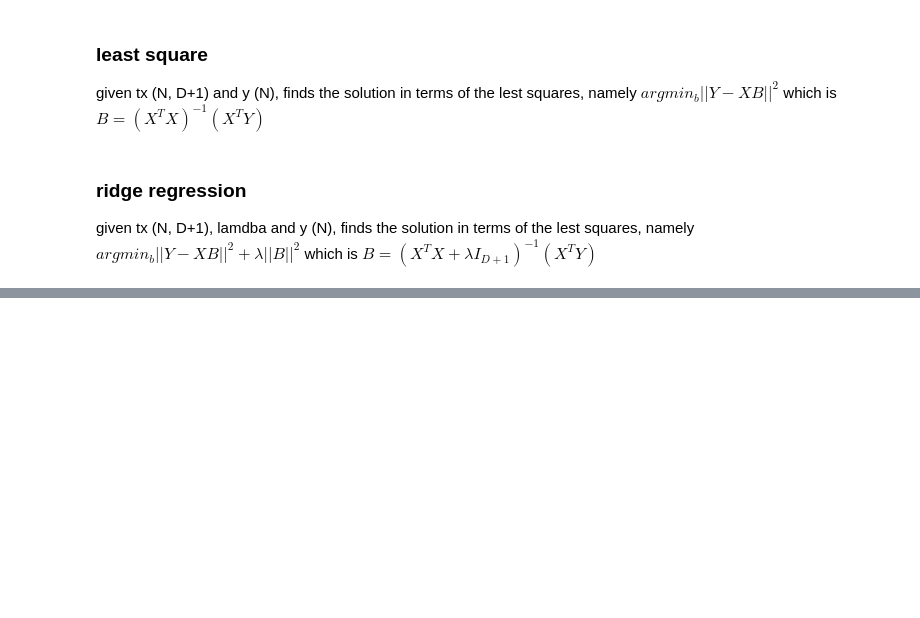
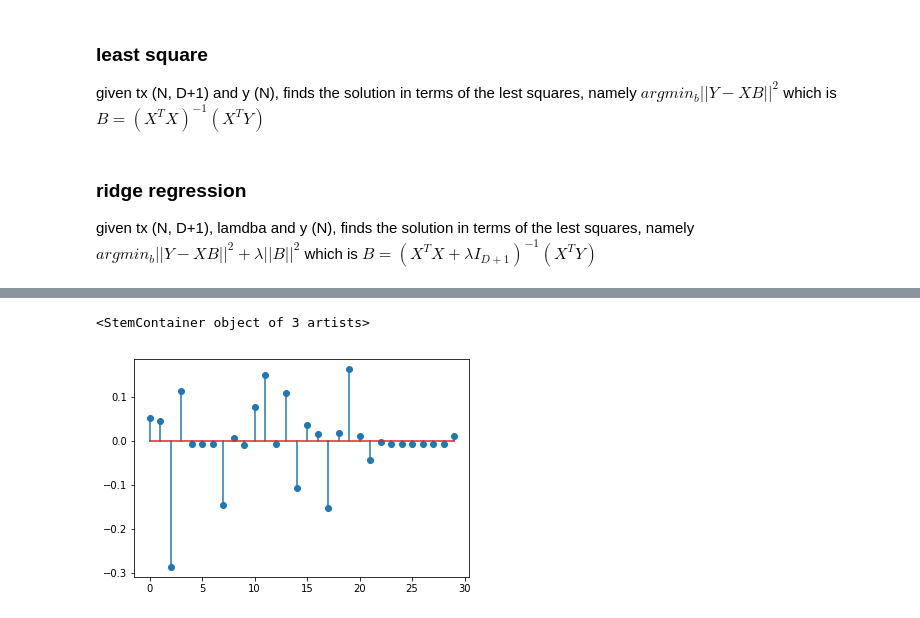
Before and after one commit to LeoSerena/MasterMLProject, a Jupyter notebook: implementations.ipynb, the cells around one changed output, grey strips where cells are left out. Cells and saved outputs as stored; diff of their text form; code cells hidden in the pictures; blank space fills up the shorter version.

```diff
--- a/implementations.ipynb
+++ b/implementations.ipynb
@@ -153,0 +299,5 @@ a @ b / N
+# %%
+plt.stem(t, C2)
+# %% [output]
+<StemContainer object of 3 artists>
+[figure, added]
```
Also changed, not shown: parts of 29 cells of this notebook, 3 other files.
